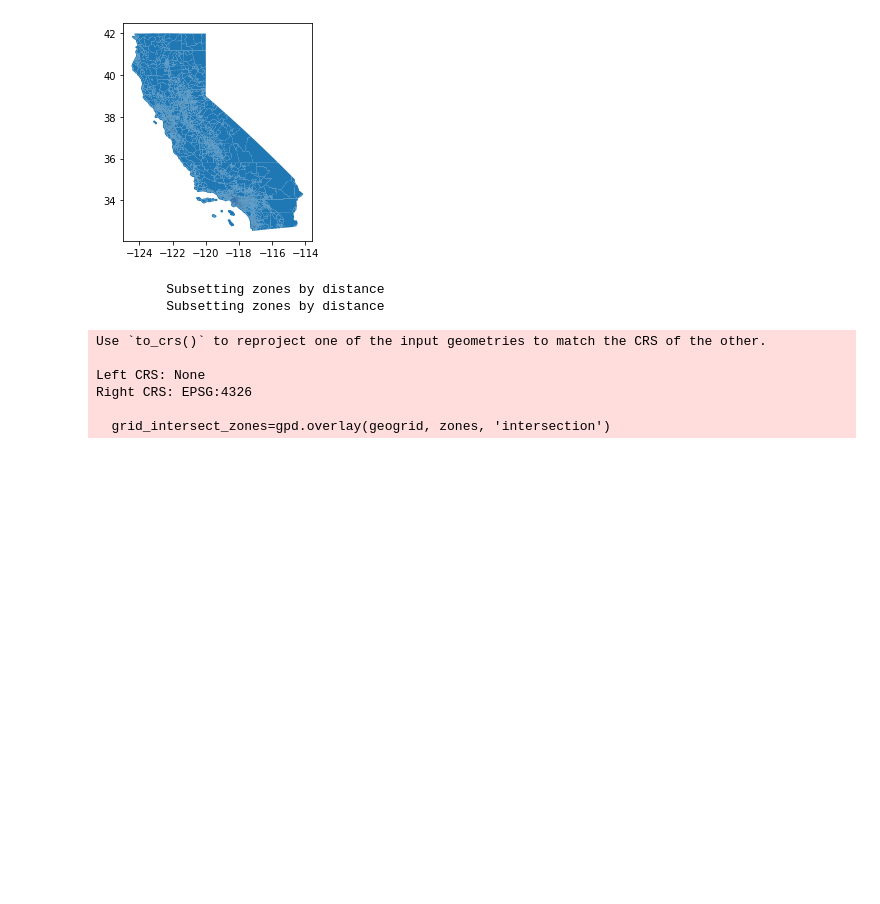
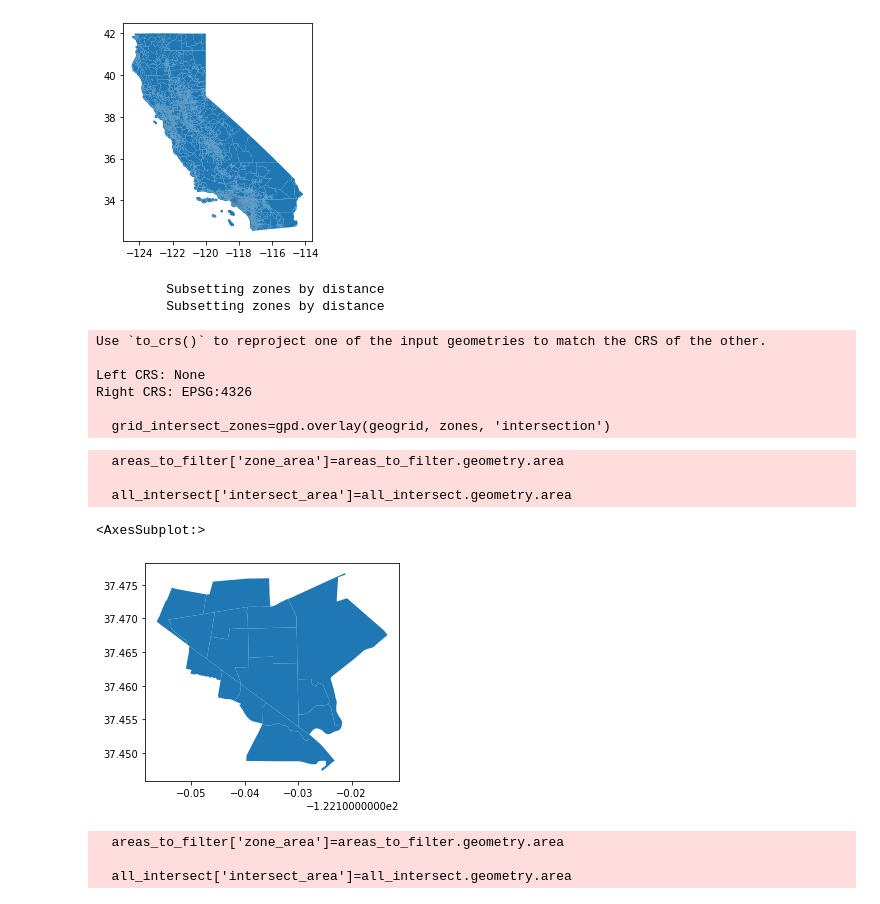
Before and after one commit to CityScope/CS_Spatial_Modules, a Jupyter notebook: prep_table_usa.ipynb, the cells around one changed output. Cells and saved outputs as stored; diff of their text form; code cells hidden in the pictures; blank space fills up the shorter version.

Commit message:
select sim area by threshold overlap proportion. new epa endpoint.

```diff
--- a/prep_table_usa.ipynb
+++ b/prep_table_usa.ipynb
@@ -112,6 +111,42 @@ Left CRS: None
 Right CRS: EPSG:4326
 
   grid_intersect_zones=gpd.overlay(geogrid, zones, 'intersection')
+# %%
+geogrid_union=gpd.GeoDataFrame(geometry=[geogrid.geometry.unary_union], data=[], crs=geogrid.crs)
+sim_geoids=select_geom_by_overlap_threshold(areas_to_filter=st.geom, filter_with=geogrid_union,
+                                            area_id_col='copy_GEOID',
+                                            min_prop=0.5)
+st.geom['sim_area']=False
+st.geom.loc[sim_geoids, 'sim_area']=True
+# %% [output]
+  areas_to_filter['zone_area']=areas_to_filter.geometry.area
+
+  all_intersect['intersect_area']=all_intersect.geometry.area
+# %%
+st.geom.loc[st.geom['sim_area']].plot()
+# %% [output]
+<AxesSubplot:>
+[figure, added]
+# %%
+areas_to_filter=st.geom
+filter_with=geogrid
+area_id_col='copy_GEOID'
+min_prop=0.5
+intersector_id_col='id'
+
+areas_to_filter['zone_area']=areas_to_filter.geometry.area
+all_intersect=gpd.overlay(areas_to_filter, filter_with, 'intersection')
+all_intersect['intersect_area']=all_intersect.geometry.area
+all_intersect=all_intersect[[col for col in all_intersect if not col=='zone_area']]
+all_intersect=all_intersect.merge(areas_to_filter[[area_id_col, 'zone_area']],
+                                how='left', left_on=area_id_col, right_on=area_id_col)
+all_intersect['prop_area']=all_intersect['intersect_area']/all_intersect['zone_area']
+valid_intersect=all_intersect.loc[all_intersect['prop_area']>min_prop]
+valid_ids=list(valid_intersect[area_id_col])
+# %% [output]
+  areas_to_filter['zone_area']=areas_to_filter.geometry.area
+
+  all_intersect['intersect_area']=all_intersect.geometry.area
 # %%
 zones=st.geom.rename(columns={col: 'area' for col in st.geom.columns if 'ALAND' in col})
 # %%
```
Also changed, not shown: parts of 7 cells of this notebook, 9 other files.
